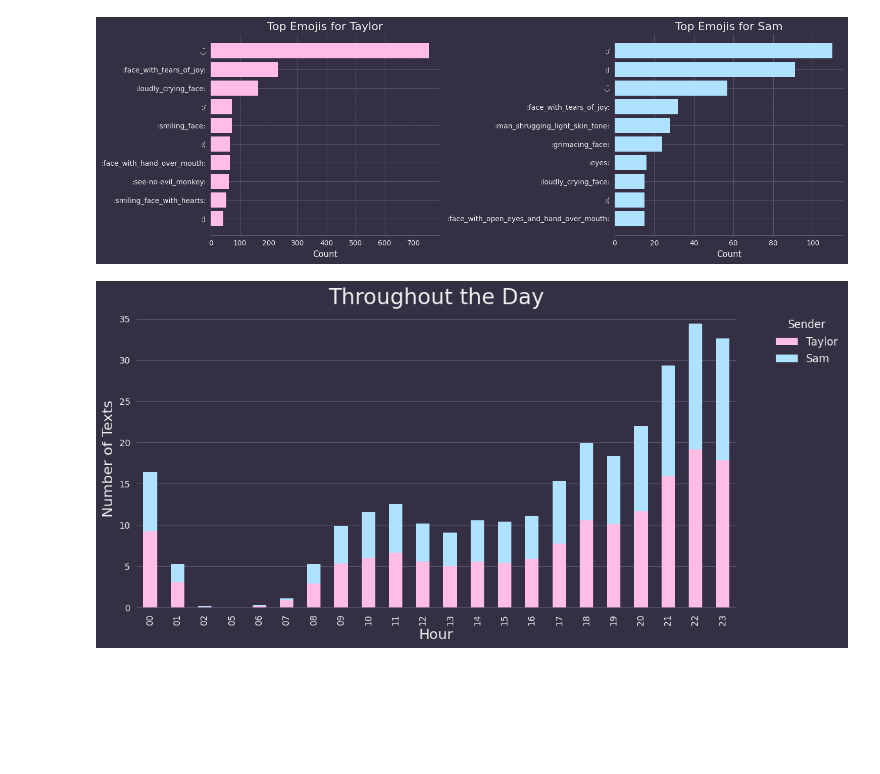
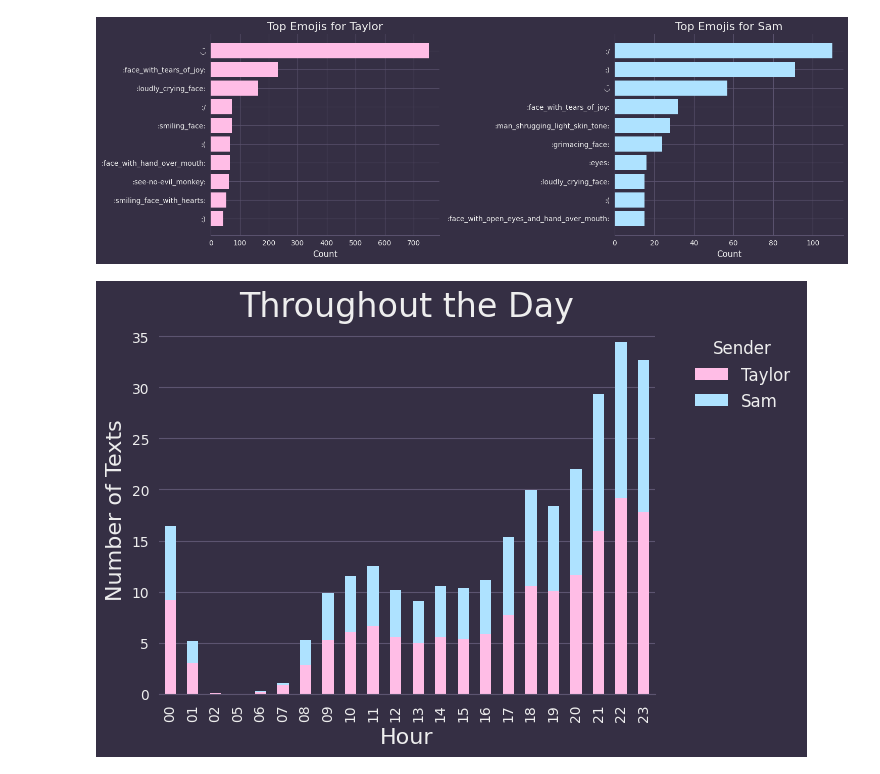
Before and after one commit to scs5/text-analytics, a Jupyter notebook: src/analysis.ipynb, the cells around one changed output. Cells and saved outputs as stored; diff of their text form; code cells hidden in the pictures; blank space fills up the shorter version.

Commit message:
Fixed plot size

```diff
--- a/src/analysis.ipynb
+++ b/src/analysis.ipynb
@@ -114,32 +114,32 @@ plt.show()
 # Texts throughout the day
 text_hours = {}
 for i, row in df.iterrows():
     sender = row['Sender']
     hour = row['Date'][-5:-3]
 
     if not sender in text_hours.keys():
         text_hours[sender] = {}
 
     if not hour in text_hours[sender]:
         text_hours[sender][hour] = 1
     else:
         text_hours[sender][hour] += 1
 
 # Calculate average number of texts at each hour
 df_hours = pd.DataFrame(text_hours).fillna(0).sort_index()
 first_date = df.iloc[0]['Date']
 last_date = df.iloc[-1]['Date']
 num_days = days_between_dates(first_date, last_date)
 df_hours.iloc[:, 0:] = df_hours.iloc[:, 0:] / num_days
 
 # Plot
-df_hours.plot(kind='bar', stacked=True, color=USER_COLORS, figsize=(12,6))
+df_hours.plot(kind='bar', stacked=True, color=USER_COLORS)
 plt.title('Throughout the Day', fontsize=24)
 plt.xlabel('Hour', fontsize=16)
 plt.ylabel('Number of Texts', fontsize=16)
 plt.grid(axis='x', alpha=0)
 plt.legend(title='Sender', bbox_to_anchor=(1.05, 1), loc='upper left',
            fontsize=12, title_fontsize=12)
 plt.show()
 # %% [output]
-[figure, old version]
+[figure, new version]
```
